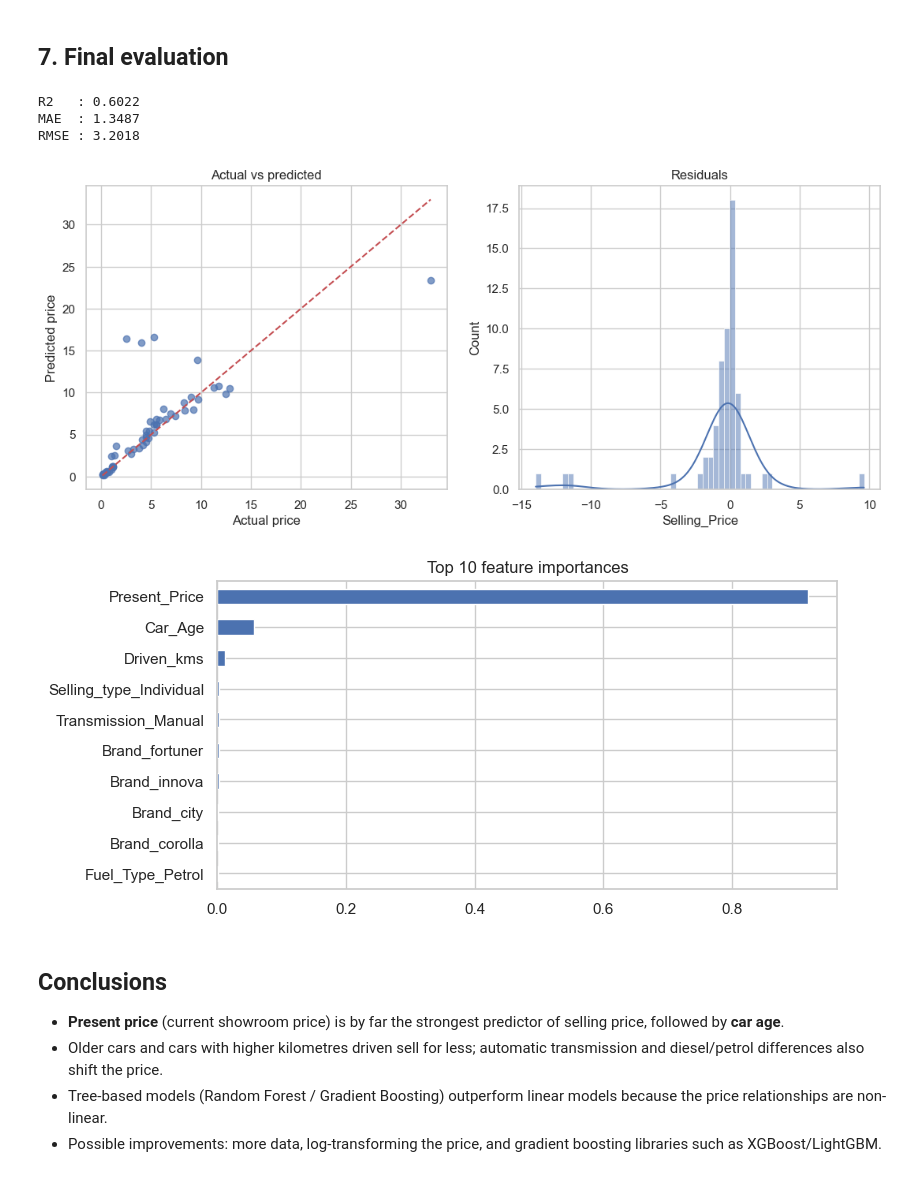
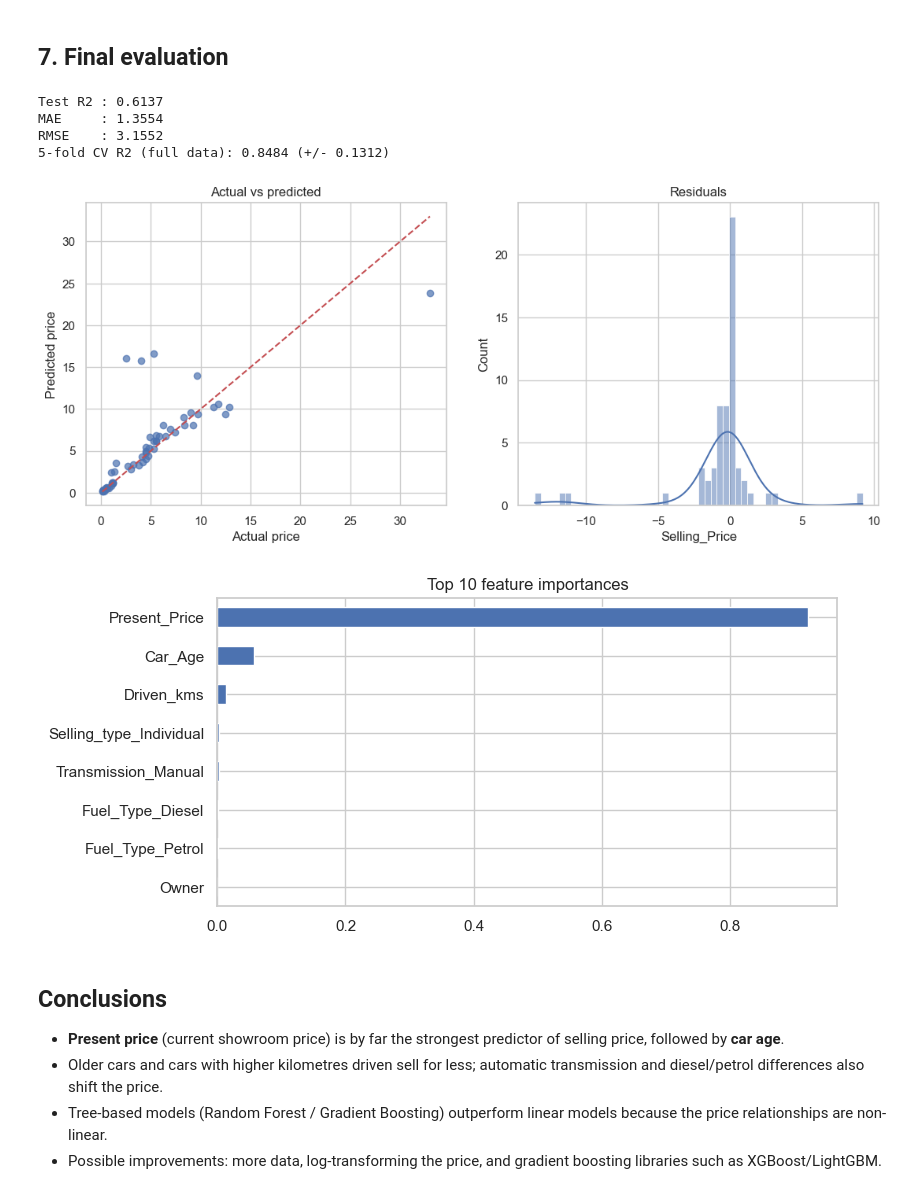
Before and after one commit to NajdRahmani/codealpha_tasks, a Jupyter notebook: CodeAlpha_CarPricePrediction/Car_Price_Prediction.ipynb, the cells around one changed output. Saved outputs shown, nothing was run; the diff lists cells and outputs as text; code cells hidden in the pictures.

Commit message:
CodeAlpha Data Sience tasks

```diff
--- a/CodeAlpha_CarPricePrediction/Car_Price_Prediction.ipynb
+++ b/CodeAlpha_CarPricePrediction/Car_Price_Prediction.ipynb
@@ -103,12 +103,7 @@ current_year = datetime.now().year
 df["Car_Age"] = current_year - df[year_col]
 df = df.drop(columns=[year_col])
 
-# Car name has too many unique values to encode directly -> keep brand only
 name_cols = [c for c in df.columns if c.lower().replace(" ", "_") == "car_name"]
-if name_cols:
-    df["Brand"] = df[name_cols[0]].str.split().str[0].str.lower()
-    df = df.drop(columns=name_cols)
-    print("Brands:", df["Brand"].nunique())
-
+df = df.drop(columns=name_cols)
 df.head()
 # %% [output]
@@ -191,29 +185,35 @@ Best params: {'n_estimators': 500, 'min_samples_split': 5, 'min_samples_leaf': 2
 # %% [markdown]
 ## 7. Final evaluation
 # %%
+from sklearn.model_selection import KFold
+
 pred = best.predict(X_test)
-print(f"R2   : {r2_score(y_test, pred):.4f}")
-print(f"MAE  : {mean_absolute_error(y_test, pred):.4f}")
-print(f"RMSE : {np.sqrt(mean_squared_error(y_test, pred)):.4f}")
+print(f"Test R2 : {r2_score(y_test, pred):.4f}")
+print(f"MAE     : {mean_absolute_error(y_test, pred):.4f}")
+print(f"RMSE    : {np.sqrt(mean_squared_error(y_test, pred)):.4f}")
+
+cv = cross_val_score(best, X, y, cv=KFold(5, shuffle=True, random_state=42), scoring="r2")
+print(f"5-fold CV R2 (full data): {cv.mean():.4f} (+/- {cv.std():.4f})")
 
 fig, axes = plt.subplots(1, 2, figsize=(13, 5))
 axes[0].scatter(y_test, pred, alpha=0.7)
 lims = [min(y_test.min(), pred.min()), max(y_test.max(), pred.max())]
 axes[0].plot(lims, lims, "r--")
 axes[0].set(xlabel="Actual price", ylabel="Predicted price", title="Actual vs predicted")
 sns.histplot(y_test - pred, kde=True, ax=axes[1]).set_title("Residuals")
 plt.show()
 # %% [output]
-R2   : 0.6022
-MAE  : 1.3487
-RMSE : 3.2018
+Test R2 : 0.6137
+MAE     : 1.3554
+RMSE    : 3.1552
+5-fold CV R2 (full data): 0.8484 (+/- 0.1312)
-[figure, old version]
+[figure, new version]
 # %%
 imp = pd.Series(best.feature_importances_, index=X.columns).sort_values().tail(10)
 imp.plot(kind="barh", figsize=(8, 4), title="Top 10 feature importances")
 plt.show()
 # %% [output]
-[figure, old version]
+[figure, new version]
 # %% [markdown]
 ## Conclusions
 - **Present price** (current showroom price) is by far the strongest predictor of selling price, followed by **car age**.
```
Also changed, not shown: parts of 3 cells of this notebook, 1 other file.
